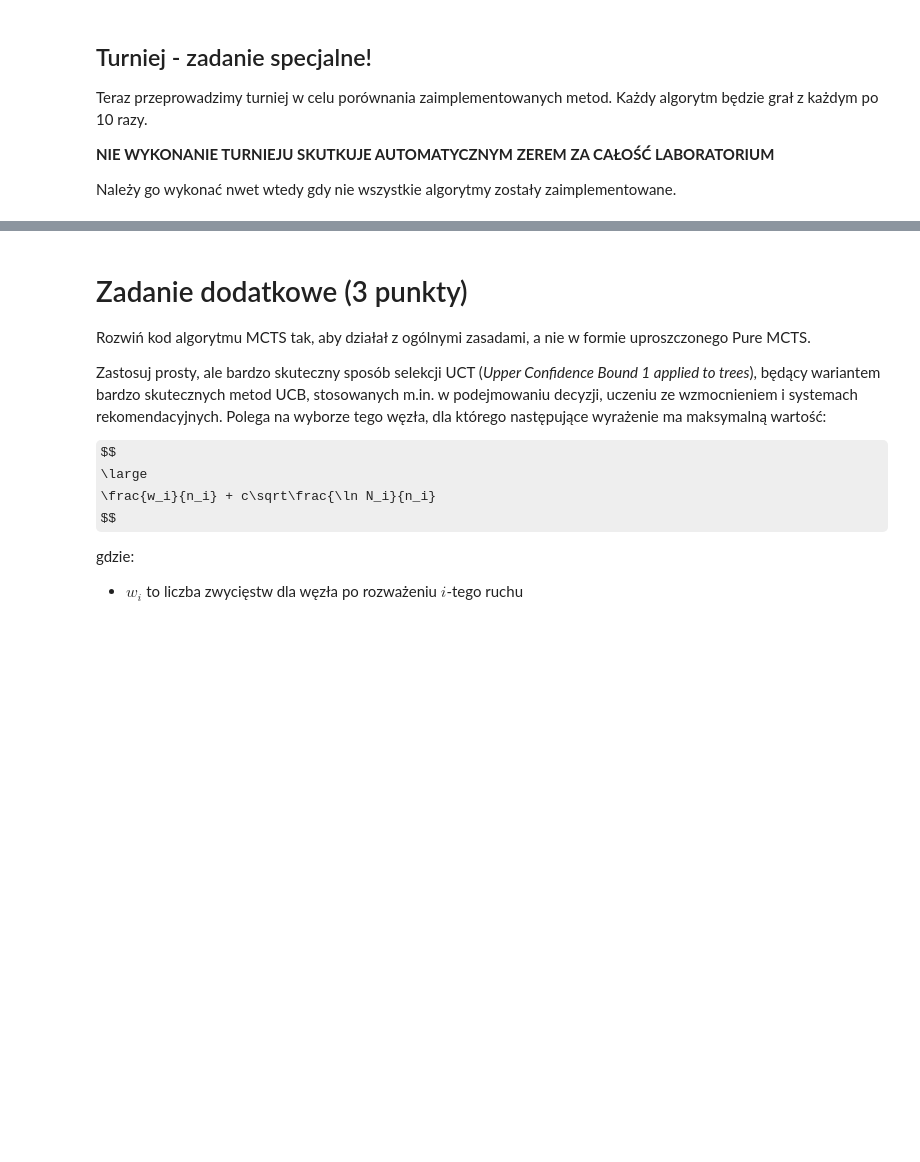
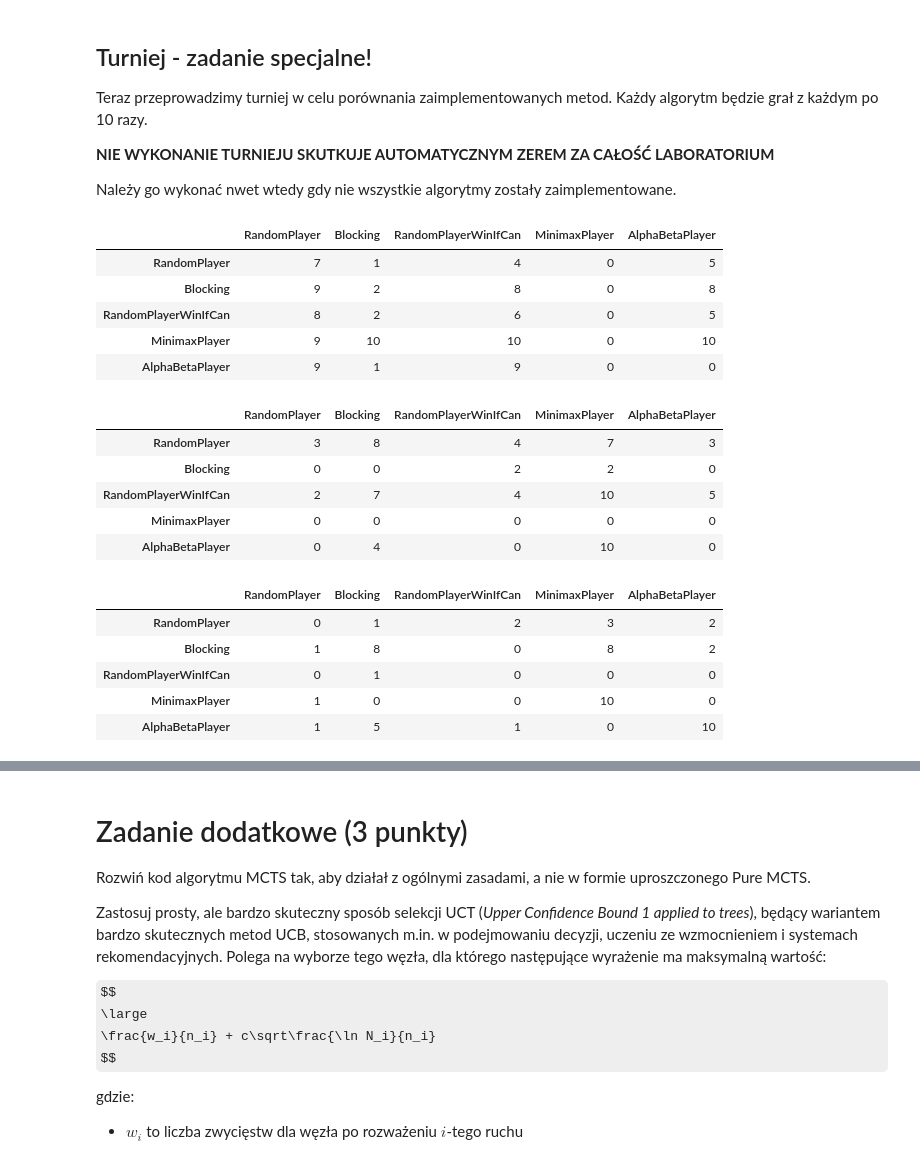
Before and after one commit to mpodmokly/sztuczna-inteligencja, a Jupyter notebook: lab6/lab_6.ipynb, the cells around one changed output, grey strips where cells are left out. Drawn from its saved outputs; the diff is of its cells as text; code cells hidden in the pictures; some formulas as TeX source; blank space fills up the shorter version.

```diff
--- a/lab6/lab_6.ipynb
+++ b/lab6/lab_6.ipynb
@@ -474,24 +654,43 @@ def print_scores(scores, names):
 # %%
 %%time
 
 number_of_rounds = 10
 players = [
     RandomPlayer(),
     Blocking(),
     RandomPlayerWinIfCan(),
     MinimaxPlayer(),
     AlphaBetaPlayer(),
-    MonteCarloPlayer(),
+    # MonteCarloPlayer(),
 ]
 scores = defaultdict(lambda: defaultdict(lambda: defaultdict(int)))
 
 for player in players:
     for adversary in players:
         for i in range(number_of_rounds):
             game = TicTacToe(player, adversary, SIZE)
             score = game.play(False)
             # print("player name {} adversary name {} score {} ".format(player.name, adversary.name, score))
             scores[score][player.name][adversary.name] += 1
 
 
 print_scores(scores, [player.name for player in players])
+# %% [output]
+|  | RandomPlayer | Blocking | RandomPlayerWinIfCan | MinimaxPlayer | AlphaBetaPlayer |
+| RandomPlayer | 7 | 1 | 4 | 0 | 5 |
+| Blocking | 9 | 2 | 8 | 0 | 8 |
+| RandomPlayerWinIfCan | 8 | 2 | 6 | 0 | 5 |
+| MinimaxPlayer | 9 | 10 | 10 | 0 | 10 |
+| AlphaBetaPlayer | 9 | 1 | 9 | 0 | 0 |
+|  | RandomPlayer | Blocking | RandomPlayerWinIfCan | MinimaxPlayer | AlphaBetaPlayer |
+| RandomPlayer | 3 | 8 | 4 | 7 | 3 |
+| Blocking | 0 | 0 | 2 | 2 | 0 |
+| RandomPlayerWinIfCan | 2 | 7 | 4 | 10 | 5 |
+| MinimaxPlayer | 0 | 0 | 0 | 0 | 0 |
+| AlphaBetaPlayer | 0 | 4 | 0 | 10 | 0 |
+|  | RandomPlayer | Blocking | RandomPlayerWinIfCan | MinimaxPlayer | AlphaBetaPlayer |
+| RandomPlayer | 0 | 1 | 2 | 3 | 2 |
+| Blocking | 1 | 8 | 0 | 8 | 2 |
+| RandomPlayerWinIfCan | 0 | 1 | 0 | 0 | 0 |
+| MinimaxPlayer | 1 | 0 | 0 | 10 | 0 |
+| AlphaBetaPlayer | 1 | 5 | 1 | 0 | 10 |
```
Also changed, not shown: parts of 12 cells of this notebook.
